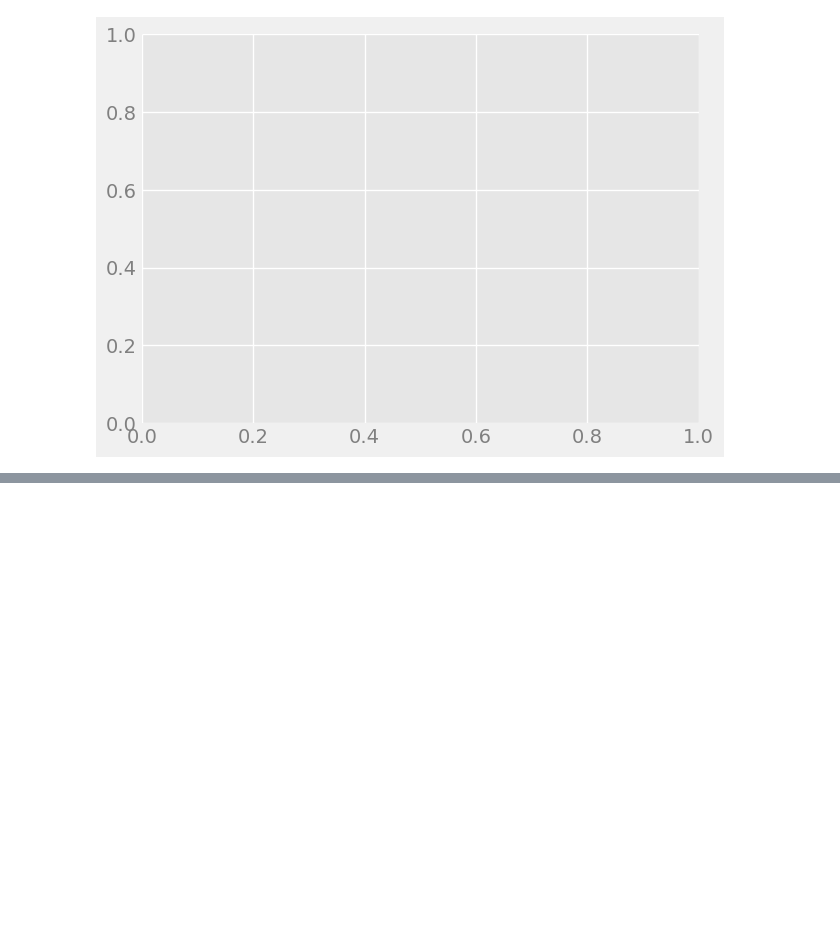
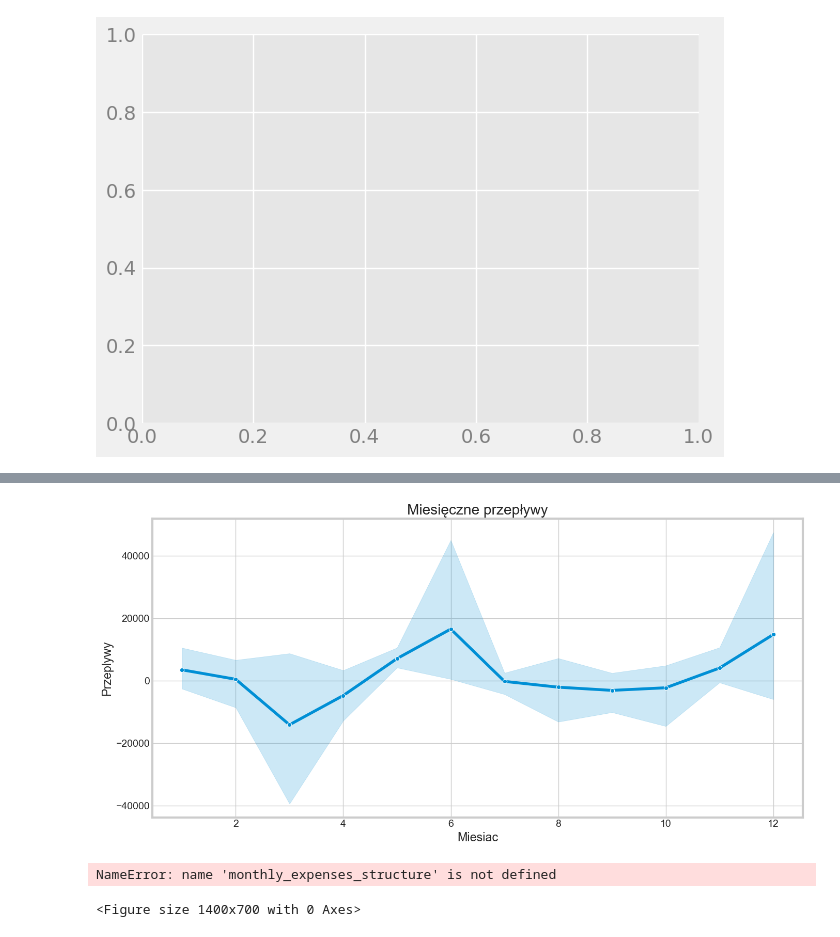
Before and after one commit to TGusciora/Python, a Jupyter notebook: DecisionTracker/001_TG_DecisionTracker.ipynb, the cells around one changed output, grey strips where cells are left out. Drawn from its saved outputs; the diff is of its cells as text; code cells hidden in the pictures; blank space fills up the shorter version.

```diff
--- a/DecisionTracker/001_TG_DecisionTracker.ipynb
+++ b/DecisionTracker/001_TG_DecisionTracker.ipynb
@@ -240,0 +314,9 @@ ValueError: too many values to unpack (expected 2)
+# %%
+# Wykres miesięcznych przepływów
+plt.figure(figsize=(14, 7))
+sns.lineplot(data=monthly_flow, x='Miesiac', y='Przeplywy', marker="o")
+plt.title('Miesięczne przepływy')
+plt.tight_layout()
+plt.show()
+# %% [output]
+[figure, added]
@@ -240,0 +347,12 @@ ValueError: too many values to unpack (expected 2)
+# %%
+
+# Wykres analizy miesięcznej struktury wydatków
+plt.figure(figsize=(14, 7))
+sns.barplot(data=monthly_expenses_structure, x='Miesiac', y='Procent', hue='Kategoria')
+plt.title('Analiza miesięcznej struktury wydatków')
+plt.legend(title='Rodzaj wydatku', bbox_to_anchor=(1.05, 1), loc='upper left')
+plt.tight_layout()
+plt.show()
+# %% [output]
+NameError: name 'monthly_expenses_structure' is not defined
+<Figure size 1400x700 with 0 Axes>
```
Also changed, not shown: parts of 8 cells of this notebook, 1 other file.
